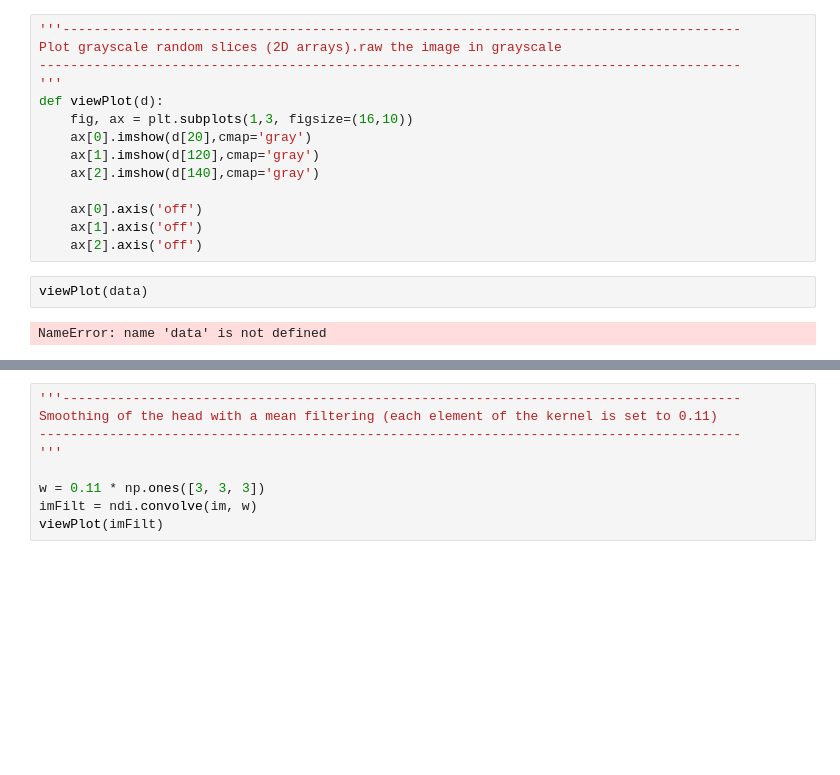
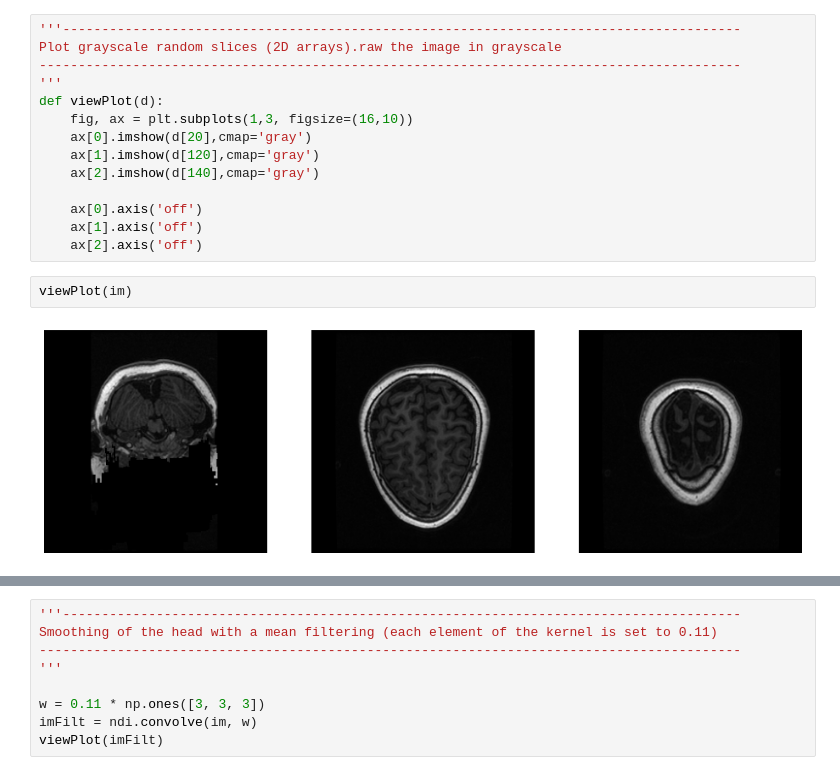
Before and after one commit to LesInsidersIA/medical-biometrics, a Jupyter notebook: assignement2/medical_practical.ipynb, the cells around one changed output, grey strips where cells are left out. Drawn from its saved outputs; the diff is of its cells as text; blank space fills up the shorter version.

```diff
--- a/assignement2/medical_practical.ipynb
+++ b/assignement2/medical_practical.ipynb
@@ -37,7 +42,7 @@ def viewPlot(d):
     ax[1].axis('off')
     ax[2].axis('off')
 # %%
-viewPlot(data)
+viewPlot(im)
 # %% [output]
-NameError: name 'data' is not defined
+[figure, added]
 # %%
```
Also changed, not shown: parts of 12 cells of this notebook, 13 other files.
